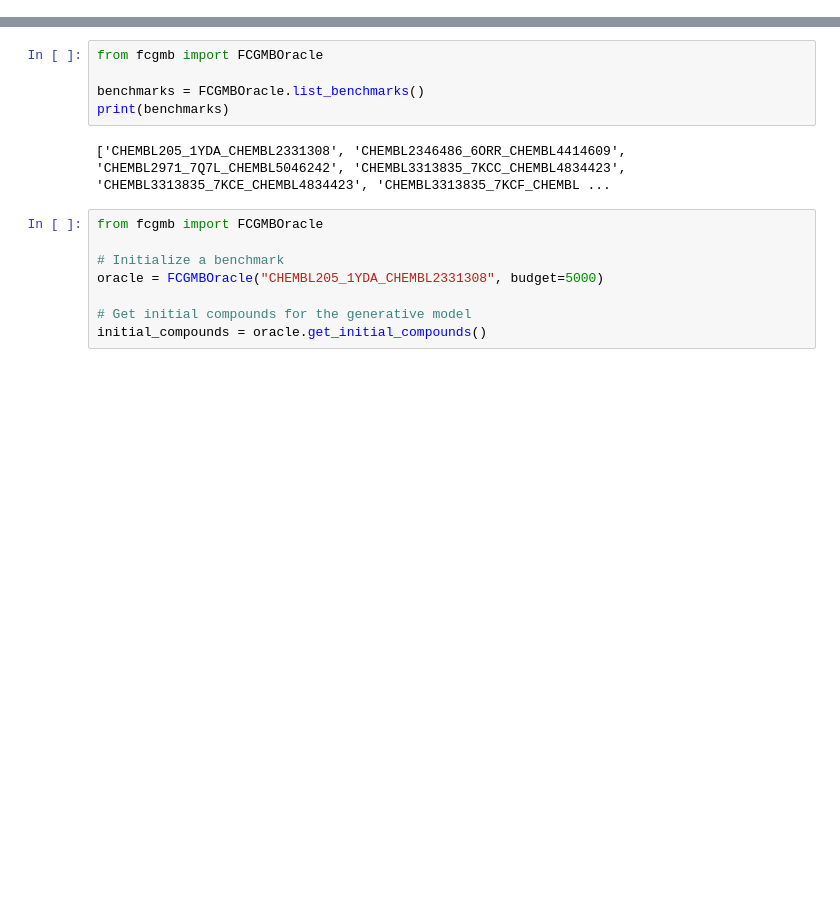
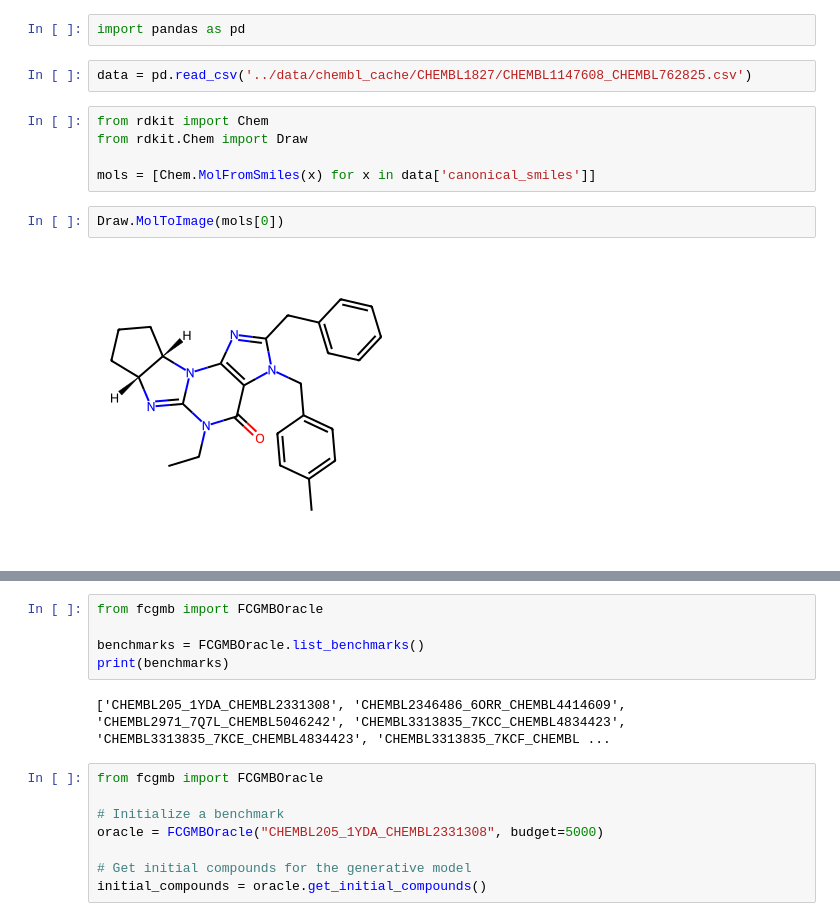
Before and after one commit to Popov-Lab-UNC/mockdock, a Jupyter notebook: notebooks/playground.ipynb, the cells around one changed output, grey strips where cells are left out. Drawn from its saved outputs; the diff is of its cells as text; blank space fills up the shorter version.

```diff
--- a/notebooks/playground.ipynb
+++ b/notebooks/playground.ipynb
@@ -0,0 +1,13 @@
+# %%
+import pandas as pd
+# %%
+data = pd.read_csv('../data/chembl_cache/CHEMBL1827/CHEMBL1147608_CHEMBL762825.csv')
+# %%
+from rdkit import Chem
+from rdkit.Chem import Draw
+
+mols = [Chem.MolFromSmiles(x) for x in data['canonical_smiles']]
+# %%
+Draw.MolToImage(mols[0])
+# %% [output]
+[figure, added]
```
Also changed, not shown: parts of 7 cells of this notebook, 1 other file.
